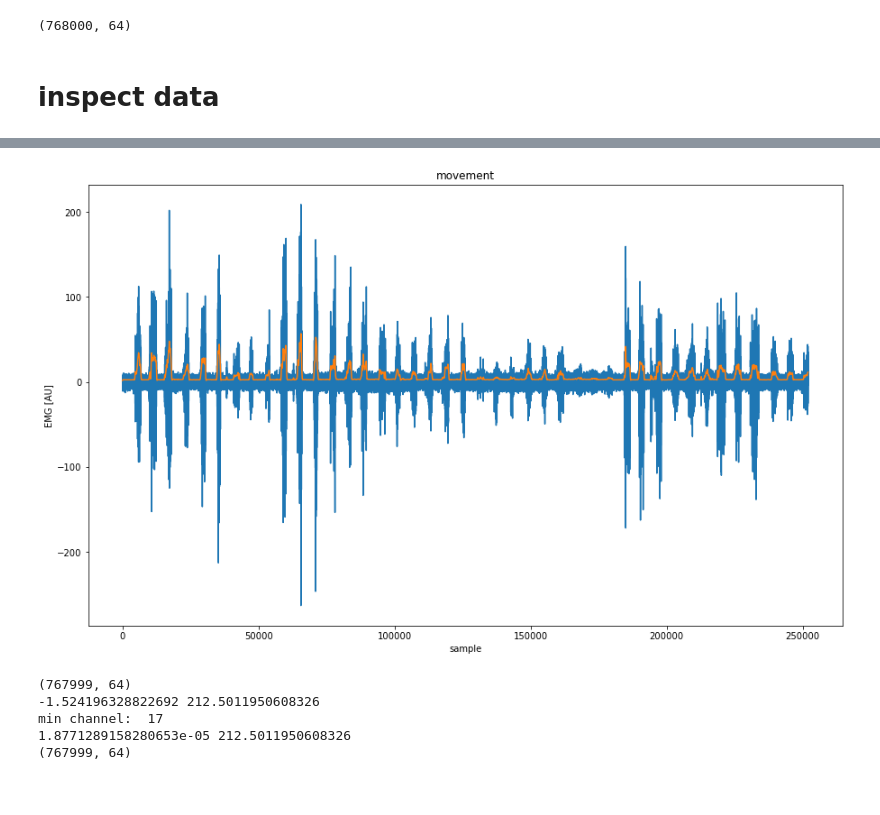
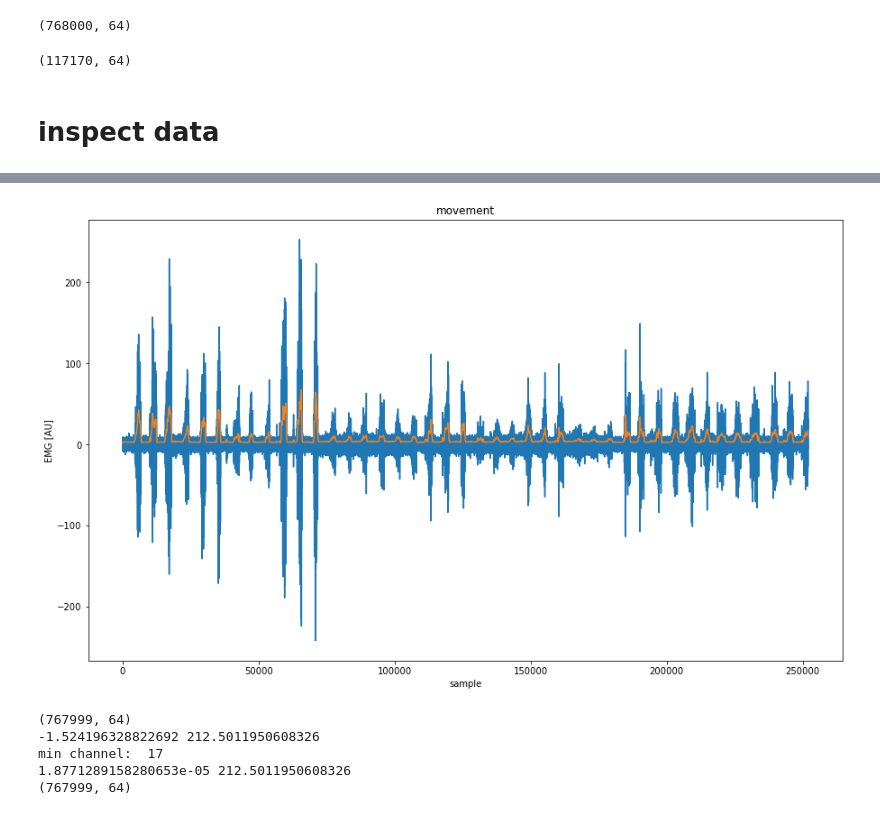
Before and after one commit to spewil/kyberphysics, a Jupyter notebook: notebooks/mappings.ipynb, the cells around one changed output, grey strips where cells are left out. Saved outputs shown, nothing was run; the diff lists cells and outputs as text; code cells hidden in the pictures.

```diff
--- a/notebooks/mappings.ipynb
+++ b/notebooks/mappings.ipynb
@@ -166,12 +166,12 @@ def get_cue_on_indices(cue):
 # %% [markdown]
 # load data
 # %%
-experiment = "self_test"
+experiment = "test_9_10_21"
 subject = "andy"
 
 movement_session = "1"
 calibration_session = "0"
-center_hold_session = None # check manually for a folder, default to the first one
+center_hold_session = "8" # check manually for a folder, default to the first one
 # %%
 ed = build_experiment_path_dict(experiment)
 print(ed["subjects"].keys())
@@ -232,6 +234,8 @@ if not center_hold_session is None:
     print(concat_center_hold_data.shape)
     center_hold_vars = np.std(concat_center_hold_data, axis=0)
     center_hold_means = np.mean(concat_center_hold_data, axis=0)
+# %% [output]
+(117170, 64)
 # %% [markdown]
 # inspect data
 # %%
@@ -240,7 +244,7 @@ if not center_hold_session is None:
 low_cutoff = 5
 start = 0
 stop = -1
-channel = 12
+channel = 47
 
 if not movement_session is None:
     plt.figure()
@@ -259,5 +263,5 @@ min channel:  29
 (251999, 64)
-[figure, old version]
+[figure, new version]
 # %%
 
 if not calibration_session is None:
```
Also changed, not shown: parts of 26 cells of this notebook, 34 other files.
